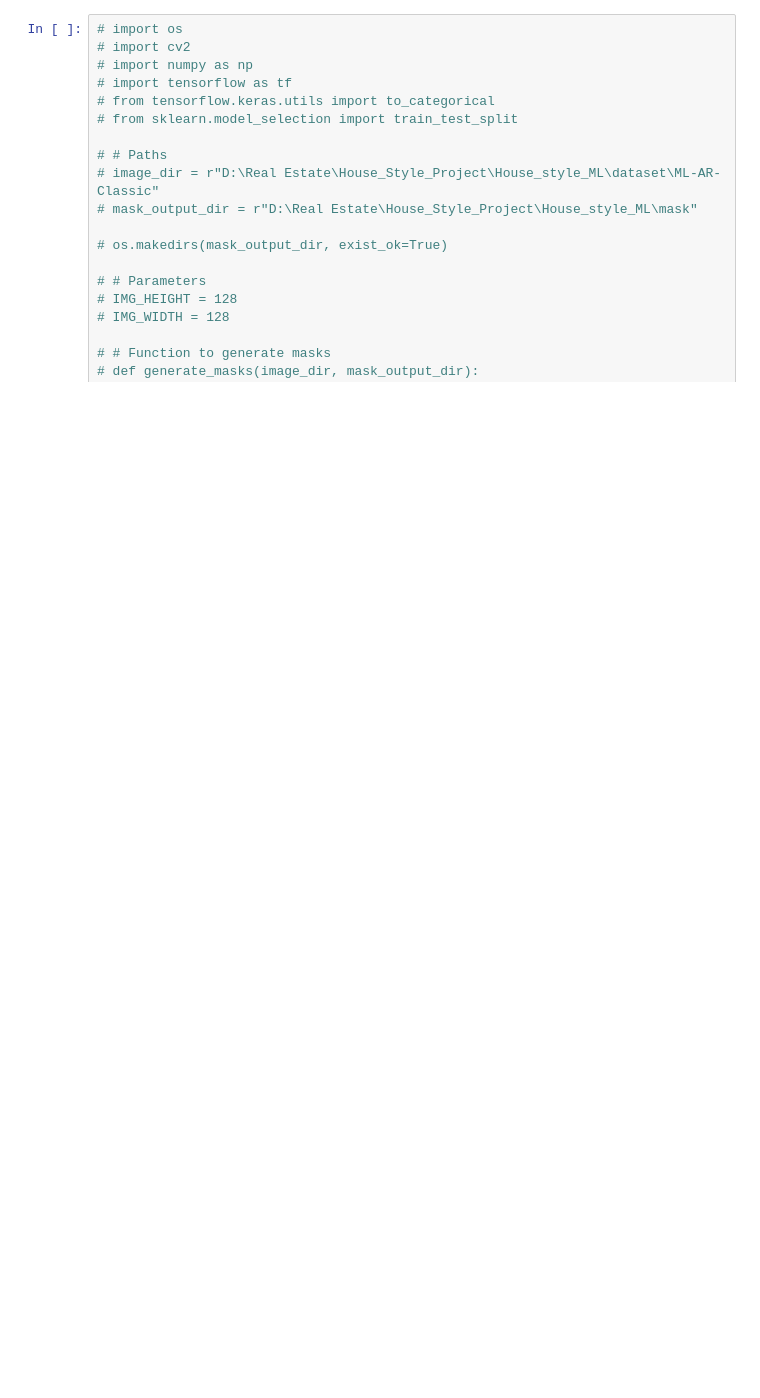
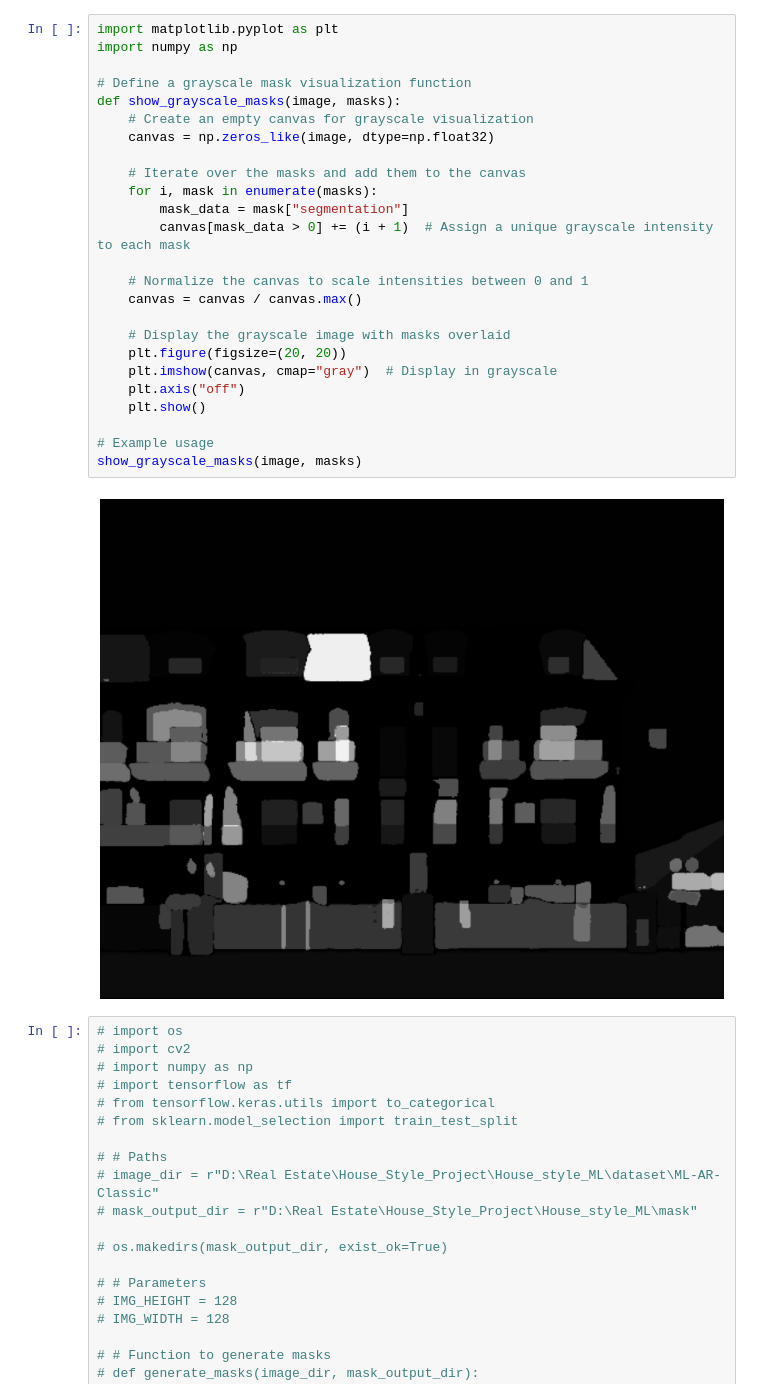
Before and after one commit to PanaritSa/House_style_ML, a Jupyter notebook: mask_gen_keras.ipynb, the cells around one changed output. Cells and saved outputs as stored; diff of their text form; blank space fills up the shorter version.

```diff
--- a/mask_gen_keras.ipynb
+++ b/mask_gen_keras.ipynb
@@ -1,3 +75,30 @@
+# %%
+import matplotlib.pyplot as plt
+import numpy as np
+
+# Define a grayscale mask visualization function
+def show_grayscale_masks(image, masks):
+    # Create an empty canvas for grayscale visualization
+    canvas = np.zeros_like(image, dtype=np.float32)
+
+    # Iterate over the masks and add them to the canvas
+    for i, mask in enumerate(masks):
+        mask_data = mask["segmentation"]
+        canvas[mask_data > 0] += (i + 1)  # Assign a unique grayscale intensity to each mask
+
+    # Normalize the canvas to scale intensities between 0 and 1
+    canvas = canvas / canvas.max()
+
+    # Display the grayscale image with masks overlaid
+    plt.figure(figsize=(20, 20))
+    plt.imshow(canvas, cmap="gray")  # Display in grayscale
+    plt.axis("off")
+    plt.show()
+
+# Example usage
+show_grayscale_masks(image, masks)
+# %% [output]
+[figure, added]
 # %%
 # import os
 # import cv2
```
Also changed, not shown: parts of 17 cells of this notebook.
